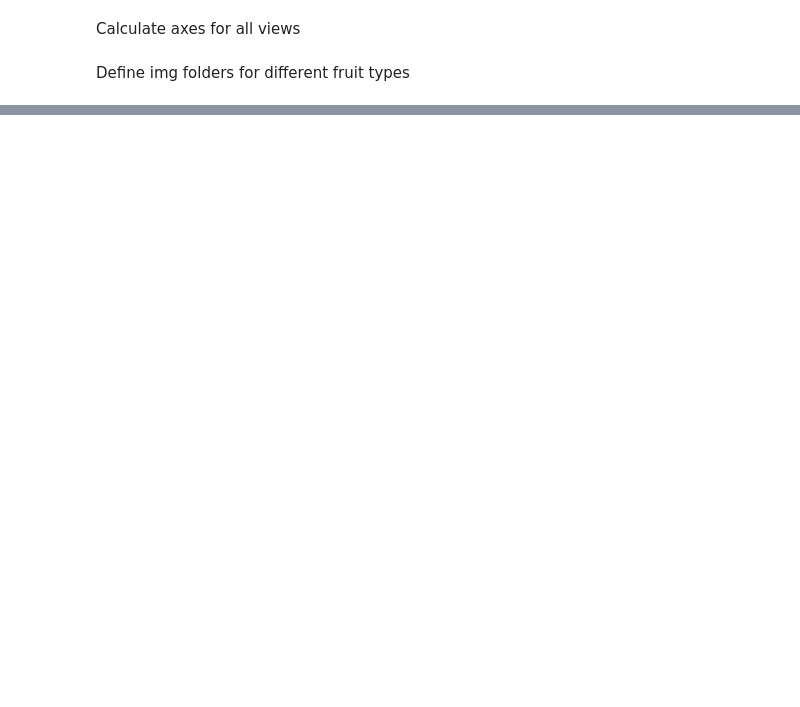
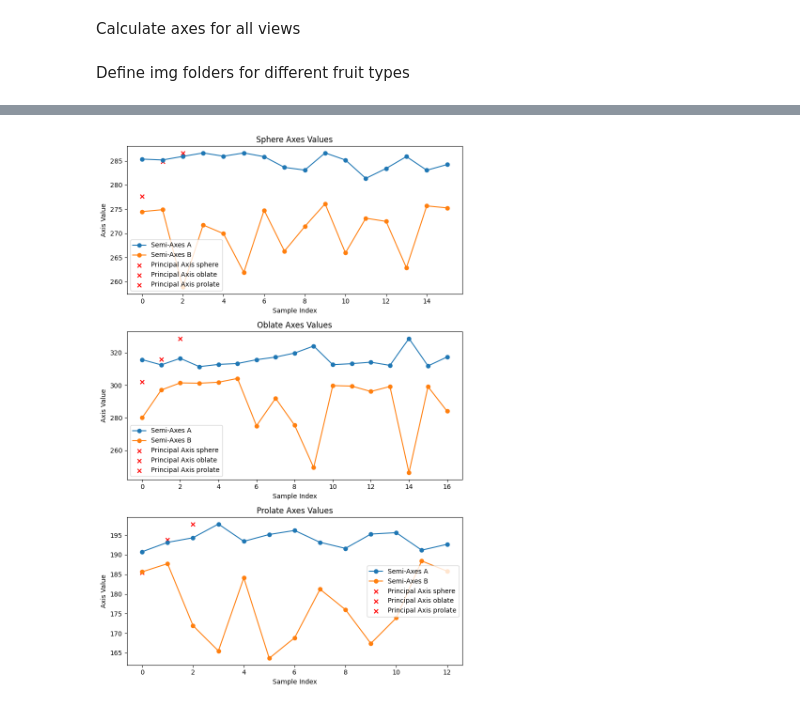
Before and after one commit to CarlaOnate/3D-rotation-paper-implemetnation, a Jupyter notebook: notebook-3d-rotationn-fruits-implementation.ipynb, the cells around one changed output, grey strips where cells are left out. Cells and saved outputs as stored; diff of their text form; code cells hidden in the pictures; blank space fills up the shorter version.

```diff
--- a/notebook-3d-rotationn-fruits-implementation.ipynb
+++ b/notebook-3d-rotationn-fruits-implementation.ipynb
@@ -70,0 +97,54 @@ For fruit  prolate
+# %%
+# CALCULATE PRINCIPAL AXES WITH ALL FORMULAS TO COMPARE
+
+for index, fruit_type in enumerate(fruit_types_by_index): # Test with all fruit types
+    a_all_views = results_dict[fruit_type]["semi_axes_a_all"]
+    b_all_views = results_dict[fruit_type]["semi_axes_b_all"]
+
+    # FOR SPHERE FORMULA
+    axes_sum = [(x + y) / 2 for x, y in zip(a_all_views, b_all_views)]
+    sphere_axe = mean(axes_sum)
+    results_dict[fruit_type]["principal_axes"]["sphere"] = (sphere_axe, sphere_axe)
+
+    # FOR OBLATE FORMULA
+    results_dict[fruit_type]["principal_axes"]["oblate"] = (mean(a_all_views), min(b_all_views))  # (A, B)
+
+    # FOR PROLATE FORMULA
+    results_dict[fruit_type]["principal_axes"]["prolate"] = (max(a_all_views), mean(b_all_views))  # (A, B)
+# %%
+ # TODO: ADD A IMAGE OF THE FRUIT WITH THE PRINCPAL AXES FOUND WITH EACH FORMULA TO SEE HOW THEY DIFFER FROM EACH OTHER
+
+
+# PLOT RESULTS FIXME: FIND OUT WHAT THESE GRAPHS MEAN AND IF THEY PROVIDE ANY USEFUL INFO, OTHERWISE REMOVE THEM
+fig, axes = plt.subplots(3, 1, figsize=(8, 12))
+
+# Plot axis values for each type
+for i, fruit_type in enumerate(["sphere", "oblate", "prolate"]):
+    ax = axes[i]
+    semi_axes_a = results_dict[fruit_type]["semi_axes_a_all"]
+    semi_axes_b = results_dict[fruit_type]["semi_axes_b_all"]
+    principal_axes = results_dict[fruit_type]["principal_axes"]
+
+    # Plot semi_axes_a and semi_axes_b values
+    x_values = np.arange(len(semi_axes_a))
+    ax.plot(x_values, semi_axes_a, label="Semi-Axes A", marker='o')
+    ax.plot(x_values, semi_axes_b, label="Semi-Axes B", marker='o')
+
+    # Highlight the principal axes values with a different marker
+    for key, value in principal_axes.items():
+        if value != (0, 0):
+            index = list(principal_axes.keys()).index(key)
+            ax.scatter(index, value[0], color='red', marker='x', label=f"Principal Axis {key}")
+
+    ax.set_title(f"{fruit_type.capitalize()} Axes Values")
+    ax.set_xlabel("Sample Index")
+    ax.set_ylabel("Axis Value")
+    ax.legend()
+
+# Adjust spacing between subplots
+plt.tight_layout()
+
+# Show the plots
+plt.show()
+# %% [output]
+[figure, added]
```
Also changed, not shown: parts of 12 cells of this notebook, 5 other files.
